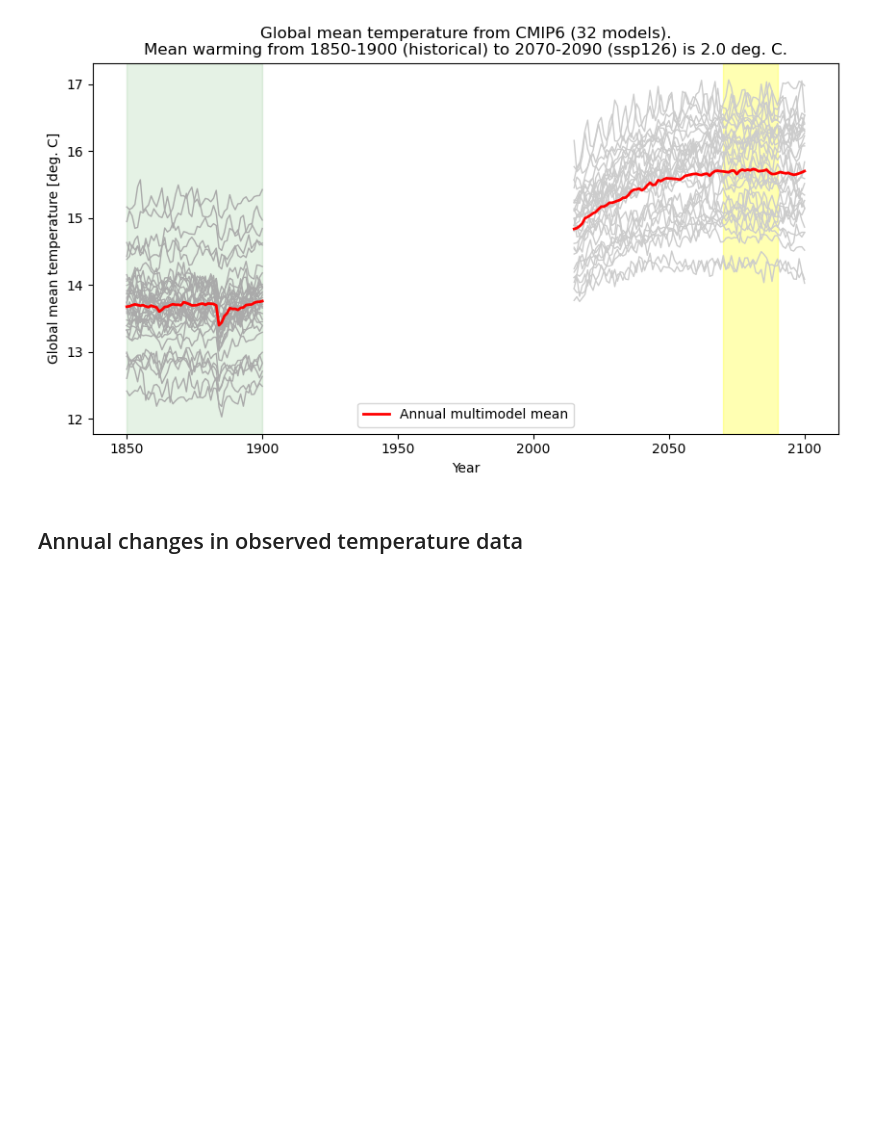
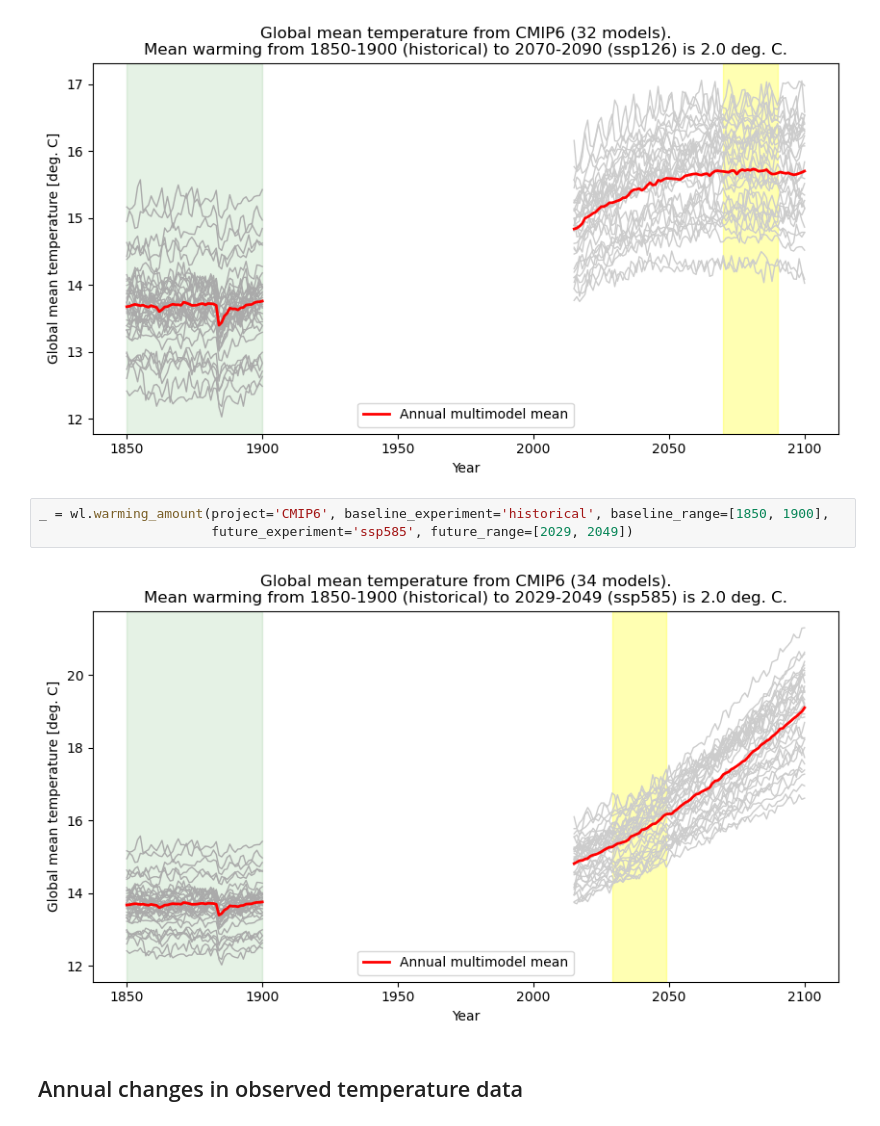
Before and after one commit to traupach/warming_levels, a Jupyter notebook: warming_levels.ipynb, the cells around one changed output. Cells and saved outputs as stored; diff of their text form; blank space fills up the shorter version.

Commit message:
Added code for determining the window in which a given warming level is reached.

```diff
--- a/warming_levels.ipynb
+++ b/warming_levels.ipynb
@@ -47,6 +47,11 @@ _ = wl.warming_amount(project='CMIP6', baseline_experiment='historical', baselin
                       future_experiment='ssp126', future_range=[2070, 2090])
 # %% [output]
 [figure]
+# %%
+_ = wl.warming_amount(project='CMIP6', baseline_experiment='historical', baseline_range=[1850, 1900],
+                      future_experiment='ssp585', future_range=[2029, 2049])
+# %% [output]
+[figure, added]
 # %% [markdown]
 ## Annual changes in observed temperature data
 # %% [markdown]
```
Also changed, not shown: parts of 6 cells of this notebook, 1 other file.
